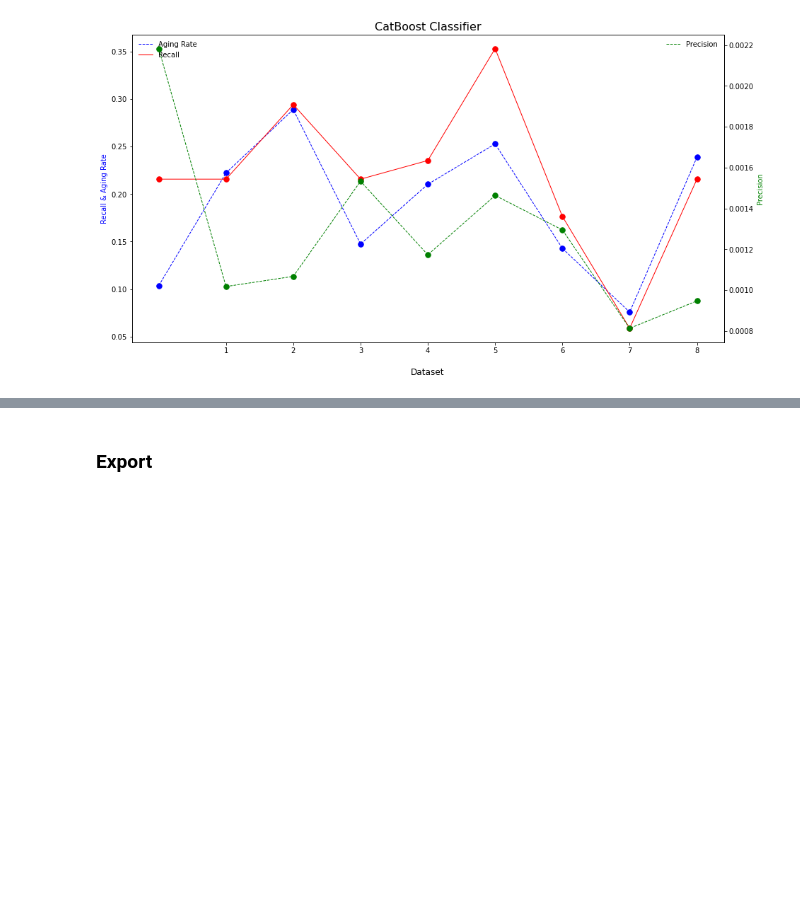
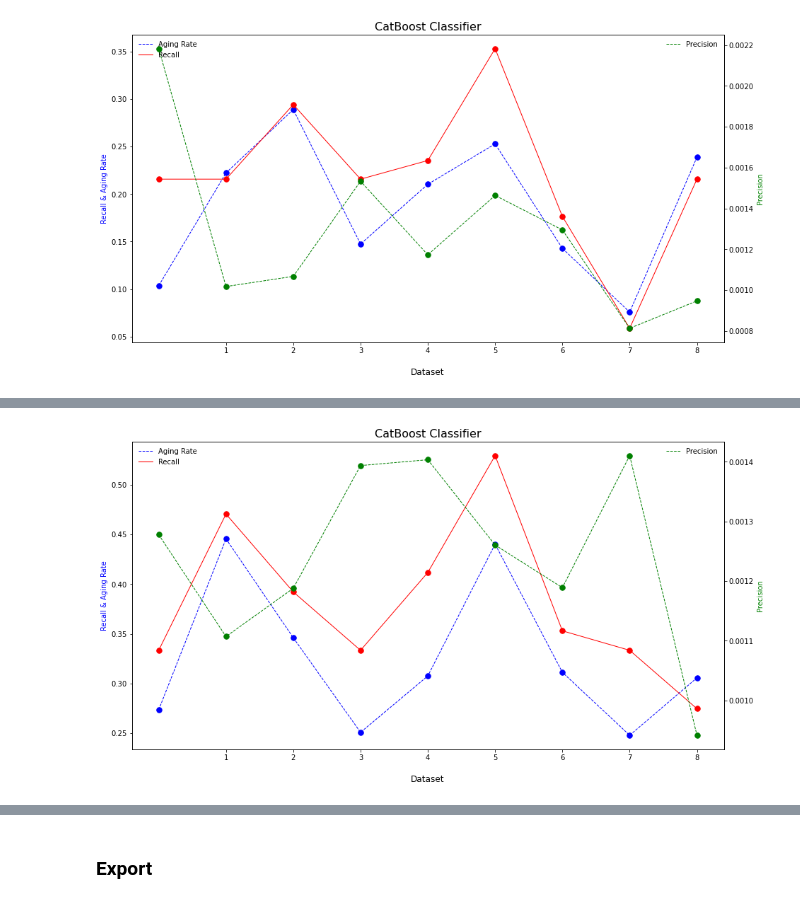
Before and after one commit to ruibone/AUO_aging_test, a Jupyter notebook: AUO aging test/Full_Version_Code/3-3_CatBoost.ipynb, the cells around one changed output, grey strips where cells are left out. Saved outputs shown, nothing was run; the diff lists cells and outputs as text; code cells hidden in the pictures; blank space fills up the shorter version.

```diff
--- a/AUO aging test/Full_Version_Code/3-3_CatBoost.ipynb
+++ b/AUO aging test/Full_Version_Code/3-3_CatBoost.ipynb
@@ -29,12 +29,16 @@ os.getcwd()
 ### CatBoost
 # %%
 # classifier
-def CatBoostC(train_x, test_x, train_y, test_y, config):
+def CatBoostC(train_x, test_x, train_y, test_y, config, return_prob = False):
 
     clf = CatBoostClassifier(**config, verbose = 0)
     clf.fit(train_x, train_y)
     predict_y = clf.predict(test_x)
-    result = pd.DataFrame({'truth': test_y, 'predict': predict_y})
+    define_predict = (predict_y > 0.5).astype(int)
+    if return_prob:
+        result = pd.DataFrame({'truth': test_y, 'predict': predict_y})
+    else:
+        result = pd.DataFrame({'truth': test_y, 'predict': define_predict})
 
     return result
 
@@ -491,0 +548,3 @@ table_setR
+# %%
+training_month = range(2, 5)
+table_setC = full_catboost(training_month, times = 3)
@@ -491,0 +644,5 @@ table_setR
+# %%
+line_chart(table_setC, title = 'CatBoost Classifier')
+table_setC
+# %% [output]
+[figure, added]
```
Also changed, not shown: parts of 15 cells of this notebook, 4 other files.
